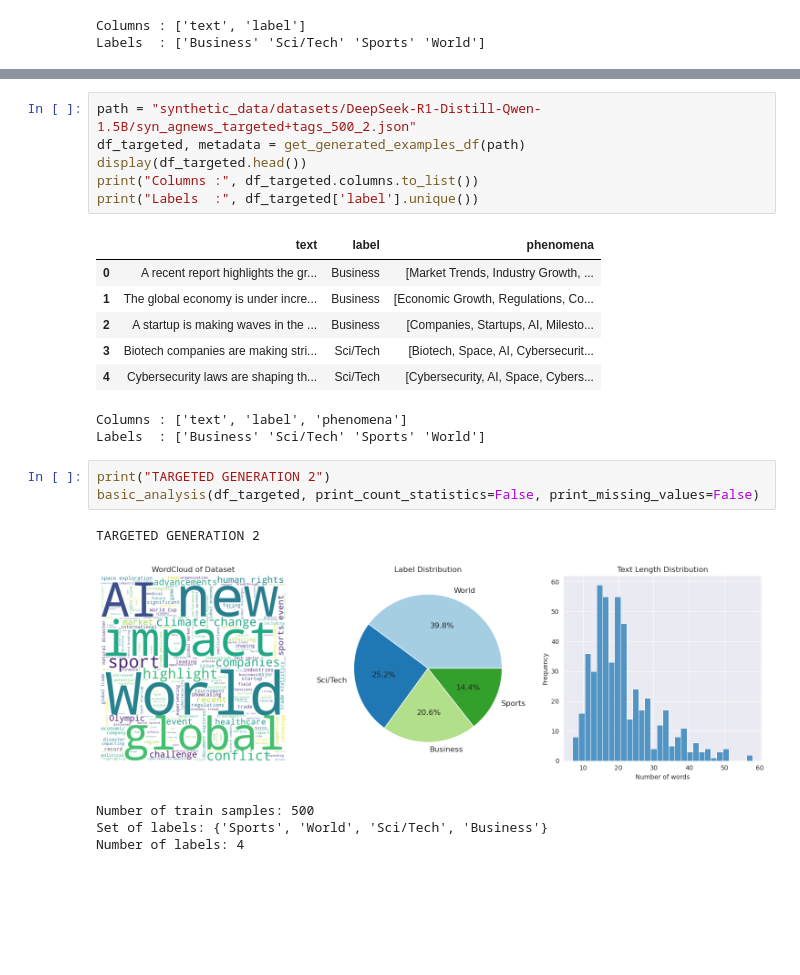
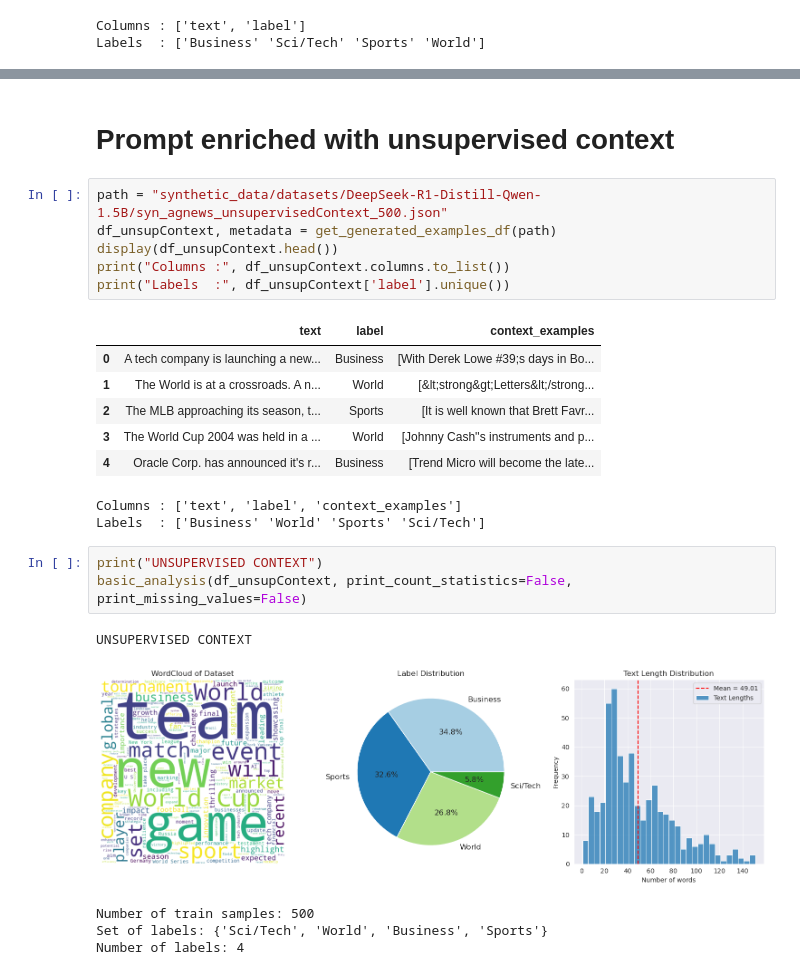
Before and after one commit to AlessandroGhiotto/thesis-nlp, a Jupyter notebook: src/agnews/look_synthetic_data.ipynb, the cells around one changed output, grey strips where cells are left out. Saved outputs shown, nothing was run; the diff lists cells and outputs as text; blank space fills up the shorter version.

Commit message:
Added generated data with Unsupervised Context

```diff
--- a/src/agnews/look_synthetic_data.ipynb
+++ b/src/agnews/look_synthetic_data.ipynb
@@ -97,24 +303,26 @@ Number of unique phenomena: 444
+# %% [markdown]
+# Prompt enriched with unsupervised context
 # %%
-path = "synthetic_data/datasets/DeepSeek-R1-Distill-Qwen-1.5B/syn_agnews_targeted+tags_500_2.json"
-df_targeted, metadata = get_generated_examples_df(path)
-display(df_targeted.head())
-print("Columns :", df_targeted.columns.to_list())
-print("Labels  :", df_targeted['label'].unique())
+path = "synthetic_data/datasets/DeepSeek-R1-Distill-Qwen-1.5B/syn_agnews_unsupervisedContext_500.json"
+df_unsupContext, metadata = get_generated_examples_df(path)
+display(df_unsupContext.head())
+print("Columns :", df_unsupContext.columns.to_list())
+print("Labels  :", df_unsupContext['label'].unique())
 # %% [output]
-|  | text | label | phenomena |
-| 0 | A recent report highlights the gr... | Business | [Market Trends, Industry Growth, ... |
-| 1 | The global economy is under incre... | Business | [Economic Growth, Regulations, Co... |
-| 2 | A startup is making waves in the ... | Business | [Companies, Startups, AI, Milesto... |
-| 3 | Biotech companies are making stri... | Sci/Tech | [Biotech, Space, AI, Cybersecurit... |
-| 4 | Cybersecurity laws are shaping th... | Sci/Tech | [Cybersecurity, AI, Space, Cybers... |
+|  | text | label | context_examples |
+| 0 | A tech company is launching a new... | Business | [With Derek Lowe #39;s days in Bo... |
+| 1 | The World is at a crossroads. A n... | World | [&lt;strong&gt;Letters&lt;/strong... |
+| 2 | The MLB approaching its season, t... | Sports | [It is well known that Brett Favr... |
+| 3 | The World Cup 2004 was held in a ... | World | [Johnny Cash''s instruments and p... |
+| 4 | Oracle Corp. has announced it's r... | Business | [Trend Micro will become the late... |
-Columns : ['text', 'label', 'phenomena']
-Labels  : ['Business' 'Sci/Tech' 'Sports' 'World']
+Columns : ['text', 'label', 'context_examples']
+Labels  : ['Business' 'World' 'Sports' 'Sci/Tech']
 # %%
-print("TARGETED GENERATION 2")
-basic_analysis(df_targeted, print_count_statistics=False, print_missing_values=False)
+print("UNSUPERVISED CONTEXT")
+basic_analysis(df_unsupContext, print_count_statistics=False, print_missing_values=False)
 # %% [output]
-TARGETED GENERATION 2
+UNSUPERVISED CONTEXT
-[figure, old version]
+[figure, new version]
 Number of train samples: 500
-Set of labels: {'Sports', 'World', 'Sci/Tech', 'Business'}
+Set of labels: {'Sci/Tech', 'World', 'Business', 'Sports'}
 Number of labels: 4
```
Also changed, not shown: parts of 20 cells of this notebook, 8 other files.
